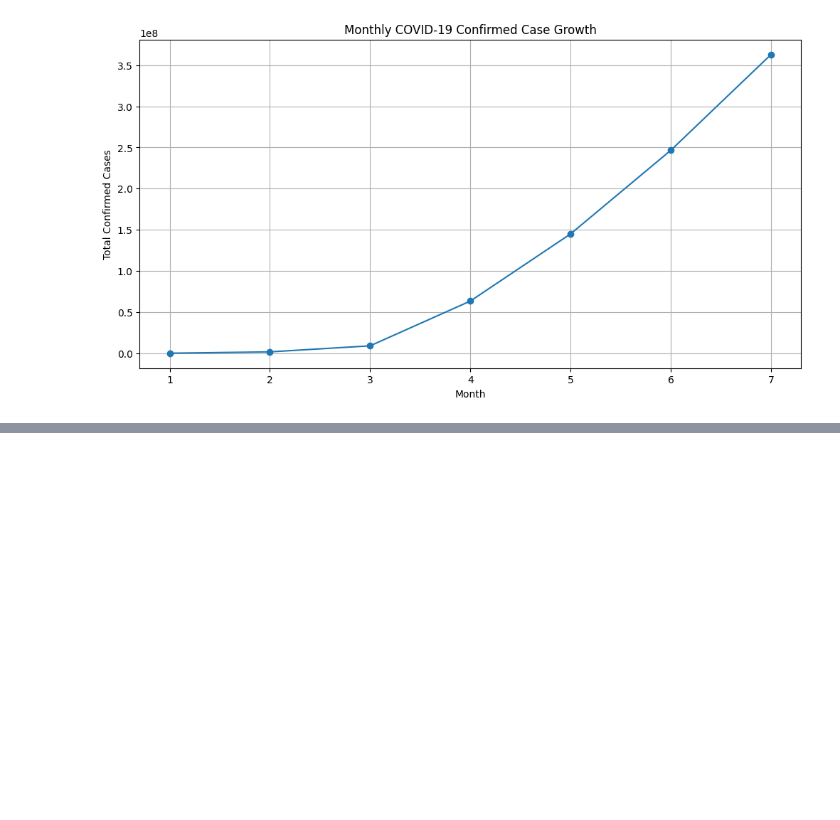
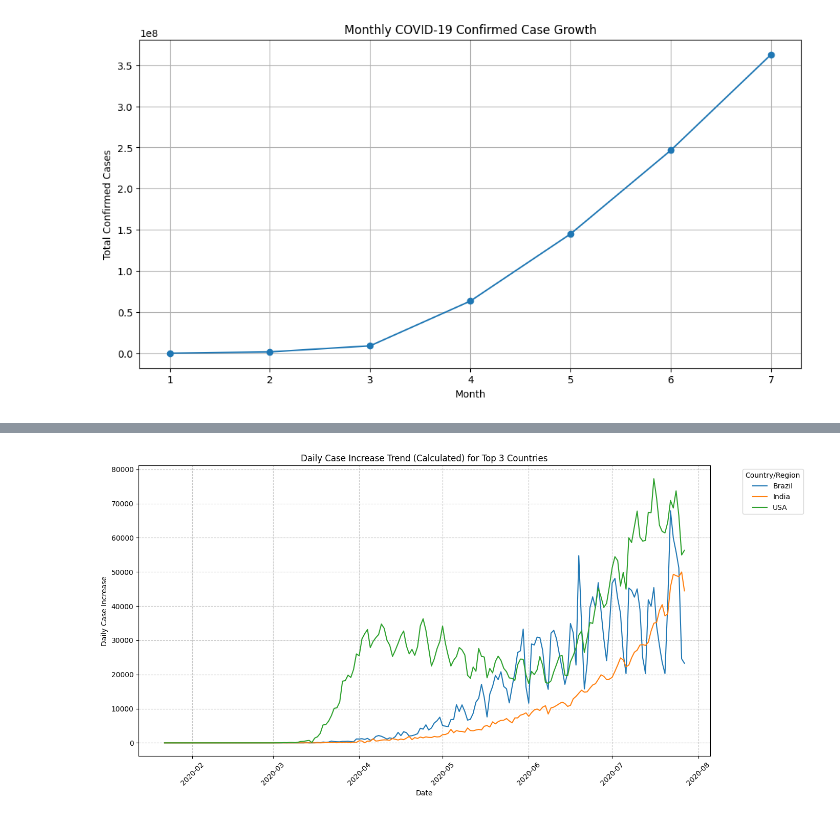
Before and after one commit to anshkhare1607-web/CovidPySpark, a Jupyter notebook: main.ipynb, the cells around one changed output, grey strips where cells are left out. Cells and saved outputs as stored; diff of their text form; code cells hidden in the pictures; blank space fills up the shorter version.

```diff
--- a/main.ipynb
+++ b/main.ipynb
@@ -842,0 +969,33 @@ plt.show()
+# %%
+# for visualization
+top_3_countries = ["India", "Brazil", "USA"]
+
+df_trend_filtered = df_country_daily_increase.filter(
+    col("Country/Region").isin(top_3_countries)
+)
+
+# converting ot pandas for visualization
+df_trend_pd = df_trend_filtered.select("Date", "Country/Region", "Calculated New Cases").toPandas()
+
+# Country Trend Chart
+import seaborn as sns
+import matplotlib.pyplot as plt
+
+plt.figure(figsize=(14, 7))
+sns.lineplot(
+    data=df_trend_pd,
+    x="Date",
+    y="Calculated New Cases",
+    hue="Country/Region"
+)
+
+plt.title("Daily Case Increase Trend (Calculated) for Top 3 Countries")
+plt.xlabel("Date")
+plt.ylabel("Daily Case Increase")
+plt.xticks(rotation=45)
+plt.grid(True, linestyle='--', alpha=0.7)
+plt.legend(title="Country/Region", bbox_to_anchor=(1.05, 1), loc='upper left')
+plt.tight_layout()
+plt.show()
+# %% [output]
+[figure, added]
```
Also changed, not shown: parts of 7 cells of this notebook.
